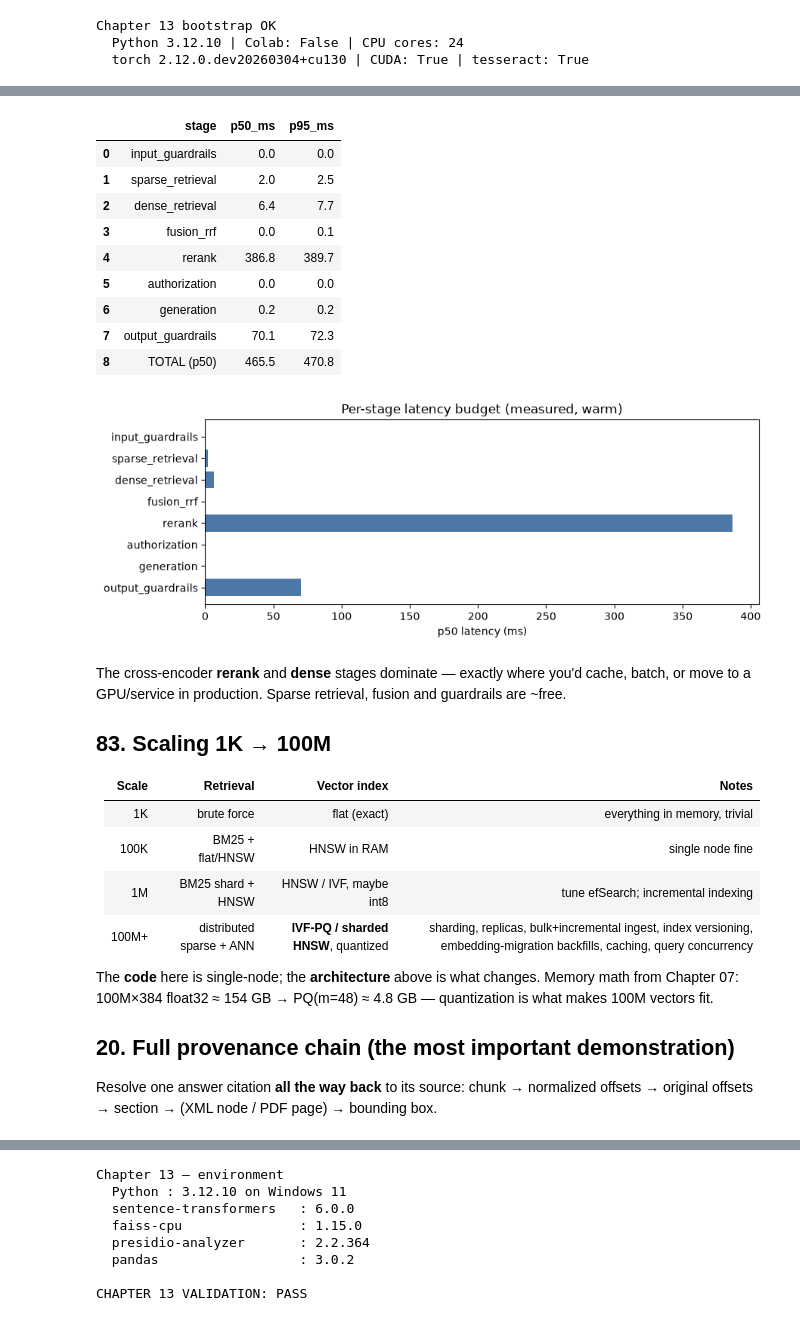
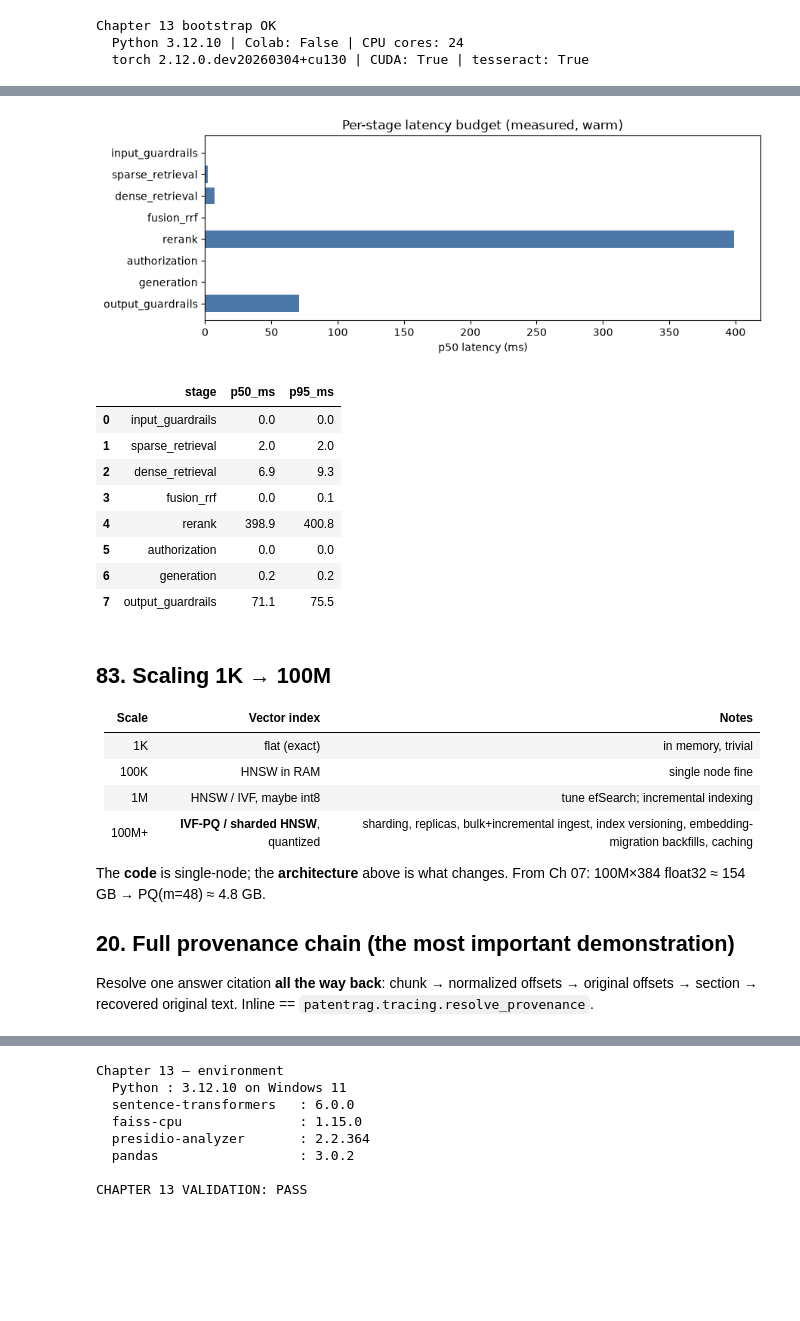
Before and after one commit to rsalehin/patent-rag-masterclass, a Jupyter notebook: notebooks/13_observability_and_e2e.ipynb, the cells around one changed output, grey strips where cells are left out. Cells and saved outputs as stored; diff of their text form; code cells hidden in the pictures; blank space fills up the shorter version.

```diff
--- a/notebooks/13_observability_and_e2e.ipynb
+++ b/notebooks/13_observability_and_e2e.ipynb
@@ -79,10 +81,0 @@ reranking, generation and the input/output guardrails.
-# %%
-from patentrag.tracing import PatentRAGPipeline
-pipe = PatentRAGPipeline()
-# warm the model paths so the first traced request isn't dominated by cold model loading
-_ = pipe.query("warm up query about vector search", top_k=3)
-
-result = pipe.query("How are retrieval-aware embeddings used to search media objects?", top_k=5)
-print(result.trace.pretty())
-print("\nblocked:", result.blocked)
-print("answer:", result.answer.answer[:200])
@@ -147,51 +244,41 @@ measured locally, not invented.
 # %%
-import numpy as np, pandas as pd
-runs = [pipe.query("efficient nearest neighbor search over feature vectors", top_k=5).trace for _ in range(6)]
-stages = [s.stage for s in runs[0].spans]
-data = {st: [next(s.latency_ms for s in tr.spans if s.stage == st) for tr in runs] for st in stages}
+import pandas as pd
+runs = [run_query("efficient nearest neighbor search over feature vectors", top_k=5)["trace"] for _ in range(6)]
+stage_names = [s.stage for s in runs[0].spans]
+per_stage = {st: [next(s.latency_ms for s in tr.spans if s.stage == st) for tr in runs] for st in stage_names}
 budget = pd.DataFrame([{"stage": st, "p50_ms": round(float(np.percentile(v, 50)), 1),
-                        "p95_ms": round(float(np.percentile(v, 95)), 1)} for st, v in data.items()])
-total = budget["p50_ms"].sum()
-budget.loc[len(budget)] = ["TOTAL (p50)", round(total, 1), round(float(np.percentile([tr.total_ms for tr in runs], 95)), 1)]
+                        "p95_ms": round(float(np.percentile(v, 95)), 1)} for st, v in per_stage.items()])
+import matplotlib.pyplot as plt
+fig, ax = plt.subplots(figsize=(9, 3.4))
+ax.barh(budget["stage"], budget["p50_ms"], color="#4C78A8"); ax.invert_yaxis()
+ax.set_xlabel("p50 latency (ms)"); ax.set_title("Per-stage latency budget (measured, warm)")
+plt.tight_layout(); plt.show()
 budget
 # %% [output]
+[figure, added]
 |  | stage | p50_ms | p95_ms |
 | 0 | input_guardrails | 0.0 | 0.0 |
-| 1 | sparse_retrieval | 2.0 | 2.5 |
-| 2 | dense_retrieval | 6.4 | 7.7 |
+| 1 | sparse_retrieval | 2.0 | 2.0 |
+| 2 | dense_retrieval | 6.9 | 9.3 |
 | 3 | fusion_rrf | 0.0 | 0.1 |
-| 4 | rerank | 386.8 | 389.7 |
+| 4 | rerank | 398.9 | 400.8 |
 | 5 | authorization | 0.0 | 0.0 |
 | 6 | generation | 0.2 | 0.2 |
-| 7 | output_guardrails | 70.1 | 72.3 |
-| 8 | TOTAL (p50) | 465.5 | 470.8 |
+| 7 | output_guardrails | 71.1 | 75.5 |
-# %%
-import matplotlib.pyplot as plt
-b = budget.iloc[:-1]
-fig, ax = plt.subplots(figsize=(9, 3.4))
-ax.barh(b["stage"], b["p50_ms"], color="#4C78A8")
-ax.set_xlabel("p50 latency (ms)"); ax.set_title("Per-stage latency budget (measured, warm)")
-ax.invert_yaxis(); plt.tight_layout(); plt.show()
-# %% [output]
-[figure, removed]
 # %% [markdown]
-The cross-encoder **rerank** and **dense** stages dominate — exactly where you'd cache, batch, or
-move to a GPU/service in production. Sparse retrieval, fusion and guardrails are ~free.
-
 ## 83. Scaling 1K → 100M
 
-| Scale | Retrieval | Vector index | Notes |
-|---|---|---|---|
-| 1K | brute force | flat (exact) | everything in memory, trivial |
-| 100K | BM25 + flat/HNSW | HNSW in RAM | single node fine |
-| 1M | BM25 shard + HNSW | HNSW / IVF, maybe int8 | tune efSearch; incremental indexing |
-| 100M+ | distributed sparse + ANN | **IVF-PQ / sharded HNSW**, quantized | sharding, replicas, bulk+incremental ingest, index versioning, embedding-migration backfills, caching, query concurrency |
+| Scale | Vector index | Notes |
+|---|---|---|
+| 1K | flat (exact) | in memory, trivial |
+| 100K | HNSW in RAM | single node fine |
+| 1M | HNSW / IVF, maybe int8 | tune efSearch; incremental indexing |
+| 100M+ | **IVF-PQ / sharded HNSW**, quantized | sharding, replicas, bulk+incremental ingest, index versioning, embedding-migration backfills, caching |
 
-The **code** here is single-node; the **architecture** above is what changes. Memory math from
-Chapter 07: 100M×384 float32 ≈ 154 GB → PQ(m=48) ≈ 4.8 GB — quantization is what makes 100M
-vectors fit.
+The **code** is single-node; the **architecture** above is what changes. From Ch 07:
+100M×384 float32 ≈ 154 GB → PQ(m=48) ≈ 4.8 GB.
 
 ## 20. Full provenance chain (the most important demonstration)
 
-Resolve one answer citation **all the way back** to its source: chunk → normalized offsets →
-original offsets → section → (XML node / PDF page) → bounding box.
+Resolve one answer citation **all the way back**: chunk → normalized offsets → original offsets →
+section → recovered original text. Inline == `patentrag.tracing.resolve_provenance`.
```
Also changed, not shown: parts of 15 cells of this notebook, 1 other file.
